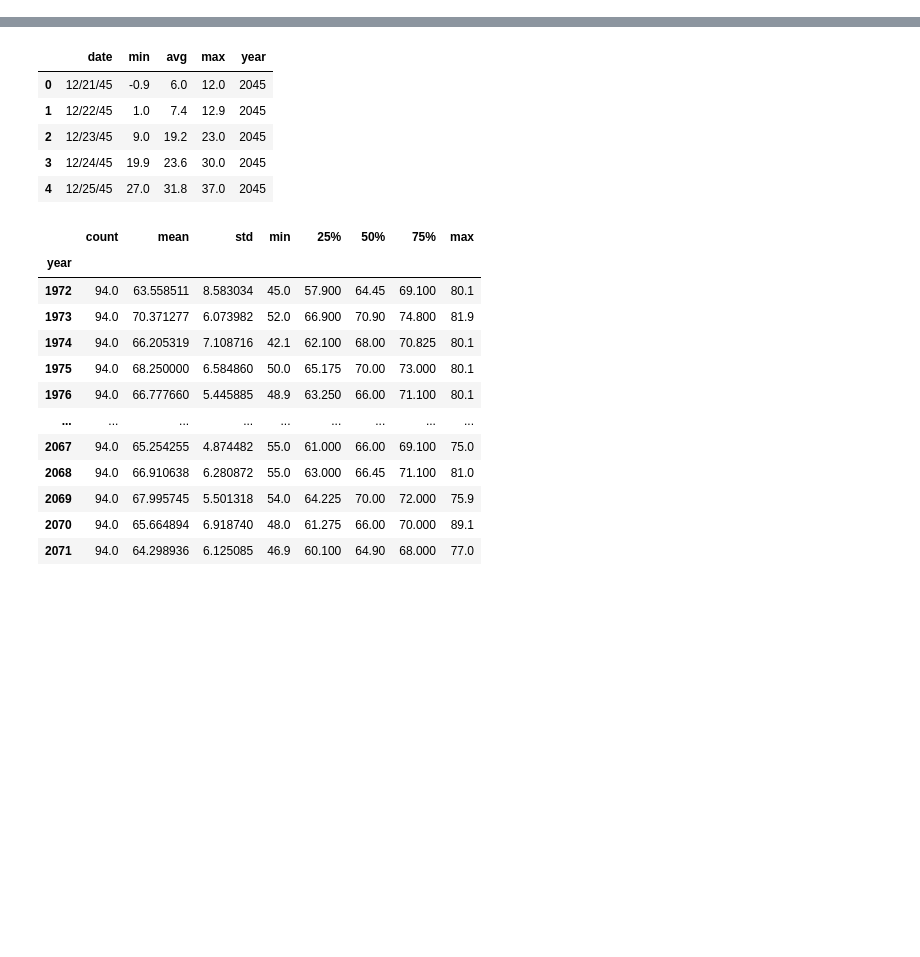
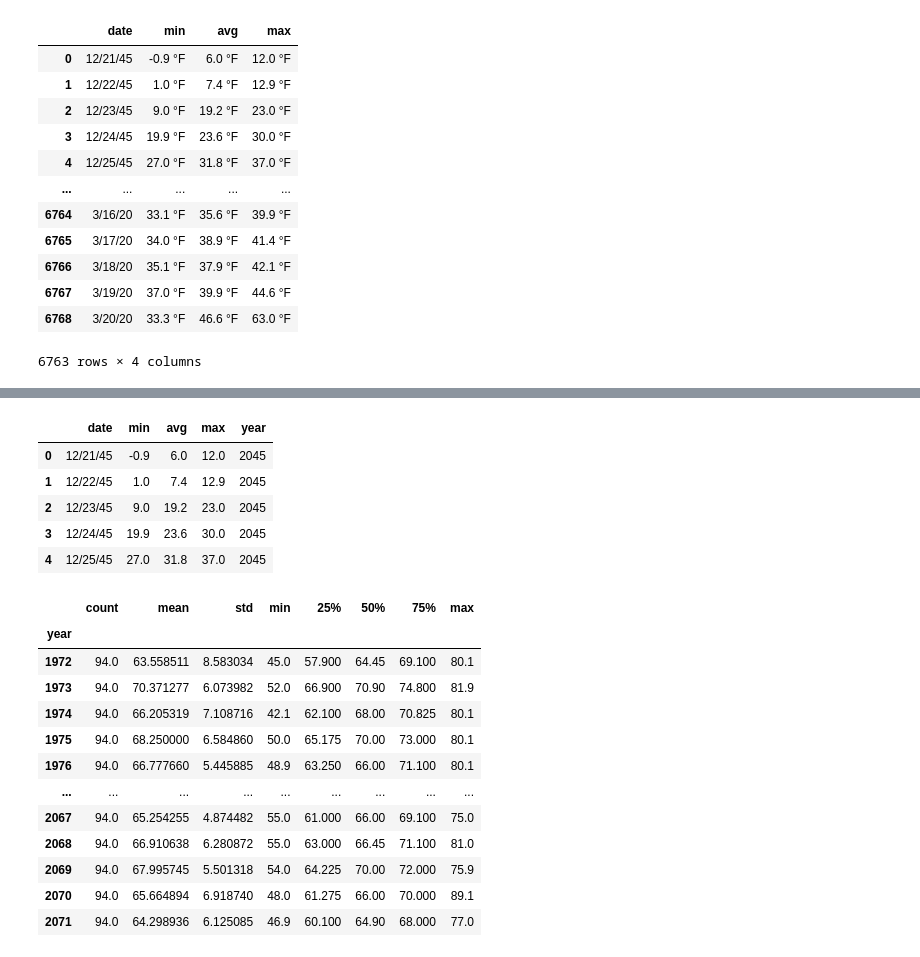
Before and after one commit to gk400/418-final-project, a Jupyter notebook: devika.ipynb, the cells around one changed output, grey strips where cells are left out. Drawn from its saved outputs; the diff is of its cells as text; code cells hidden in the pictures; blank space fills up the shorter version.

```diff
--- a/devika.ipynb
+++ b/devika.ipynb
@@ -31,6 +79,21 @@ print(len(winter_dates))
 # %%
 winter_df = pd.read_csv('winter_data.csv', index_col=0)
 summer_df = pd.read_csv('summer_data.csv', index_col=0)
+winter_df
+# %% [output]
+|  | date | min | avg | max |
+| 0 | 12/21/45 | -0.9 °F | 6.0 °F | 12.0 °F |
+| 1 | 12/22/45 | 1.0 °F | 7.4 °F | 12.9 °F |
+| 2 | 12/23/45 | 9.0 °F | 19.2 °F | 23.0 °F |
+| 3 | 12/24/45 | 19.9 °F | 23.6 °F | 30.0 °F |
+| 4 | 12/25/45 | 27.0 °F | 31.8 °F | 37.0 °F |
+| ... | ... | ... | ... | ... |
+| 6764 | 3/16/20 | 33.1 °F | 35.6 °F | 39.9 °F |
+| 6765 | 3/17/20 | 34.0 °F | 38.9 °F | 41.4 °F |
+| 6766 | 3/18/20 | 35.1 °F | 37.9 °F | 42.1 °F |
+| 6767 | 3/19/20 | 37.0 °F | 39.9 °F | 44.6 °F |
+| 6768 | 3/20/20 | 33.3 °F | 46.6 °F | 63.0 °F |
+6763 rows × 4 columns
 # %%
 # Remove ºF from temperature data
 def removeUnit(val):
```
Also changed, not shown: parts of 10 cells of this notebook, 3 other files.
